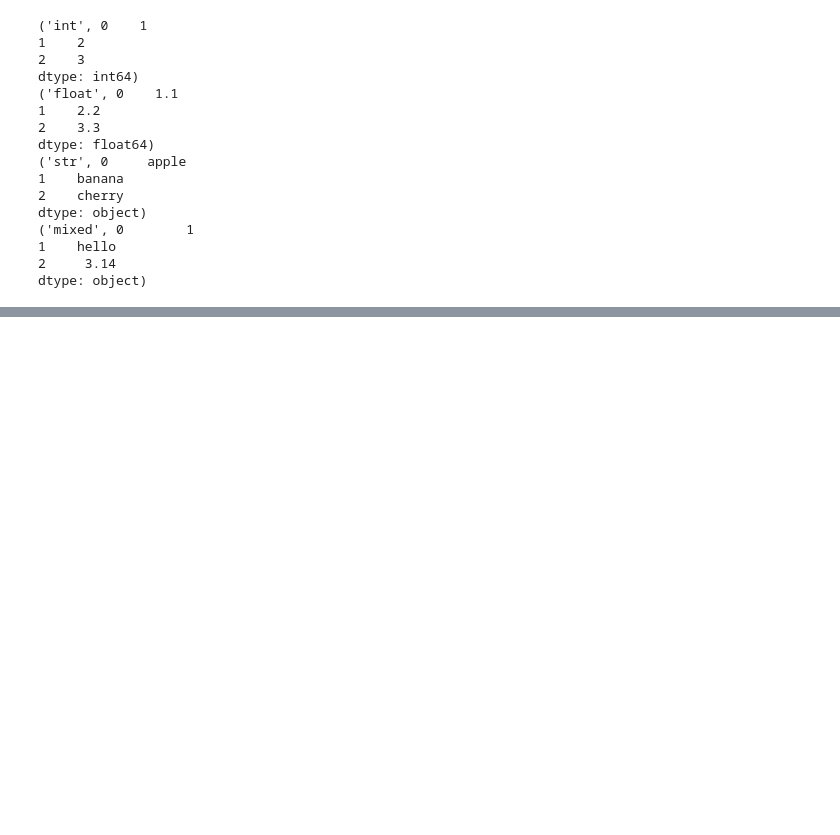
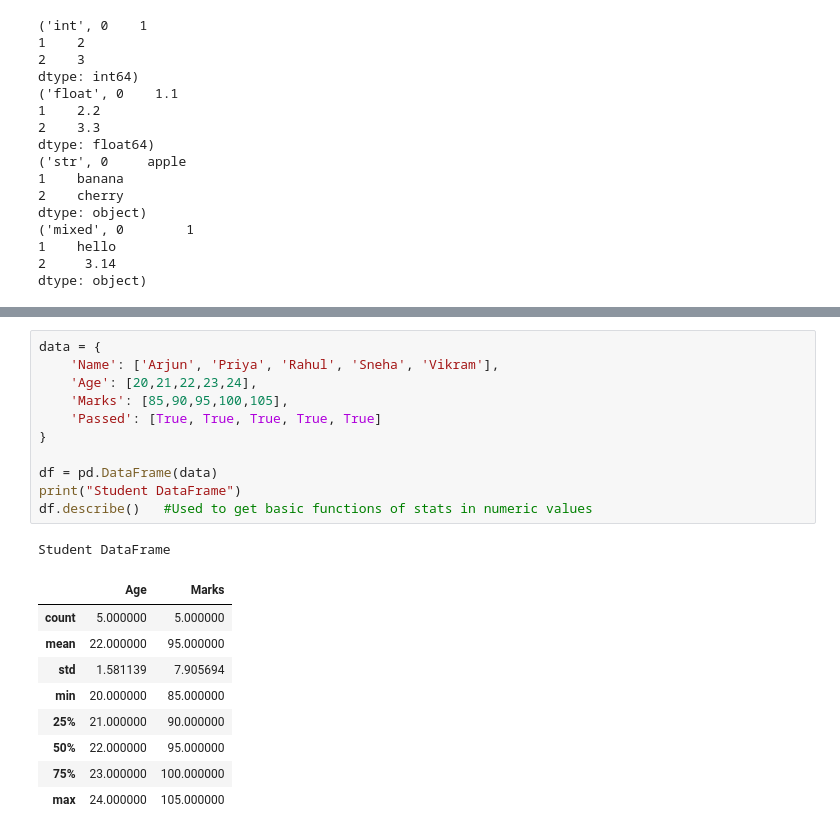
Before and after one commit to aryandhiman01/DataScience_ST, a Jupyter notebook: 12_june_ST.ipynb, the cells around one changed output, grey strips where cells are left out. Drawn from its saved outputs; the diff is of its cells as text; blank space fills up the shorter version.

```diff
--- a/12_june_ST.ipynb
+++ b/12_june_ST.ipynb
@@ -196,0 +225,22 @@ Student DataFrame
+# %%
+data = {
+    'Name': ['Arjun', 'Priya', 'Rahul', 'Sneha', 'Vikram'],
+    'Age': [20,21,22,23,24],
+    'Marks': [85,90,95,100,105],
+    'Passed': [True, True, True, True, True]
+}
+
+df = pd.DataFrame(data)
+print("Student DataFrame")
+df.describe()   #Used to get basic functions of stats in numeric values
+# %% [output]
+Student DataFrame
+|  | Age | Marks |
+| count | 5.000000 | 5.000000 |
+| mean | 22.000000 | 95.000000 |
+| std | 1.581139 | 7.905694 |
+| min | 20.000000 | 85.000000 |
+| 25% | 21.000000 | 90.000000 |
+| 50% | 22.000000 | 95.000000 |
+| 75% | 23.000000 | 100.000000 |
+| max | 24.000000 | 105.000000 |
```
Also changed, not shown: parts of 8 cells of this notebook.
